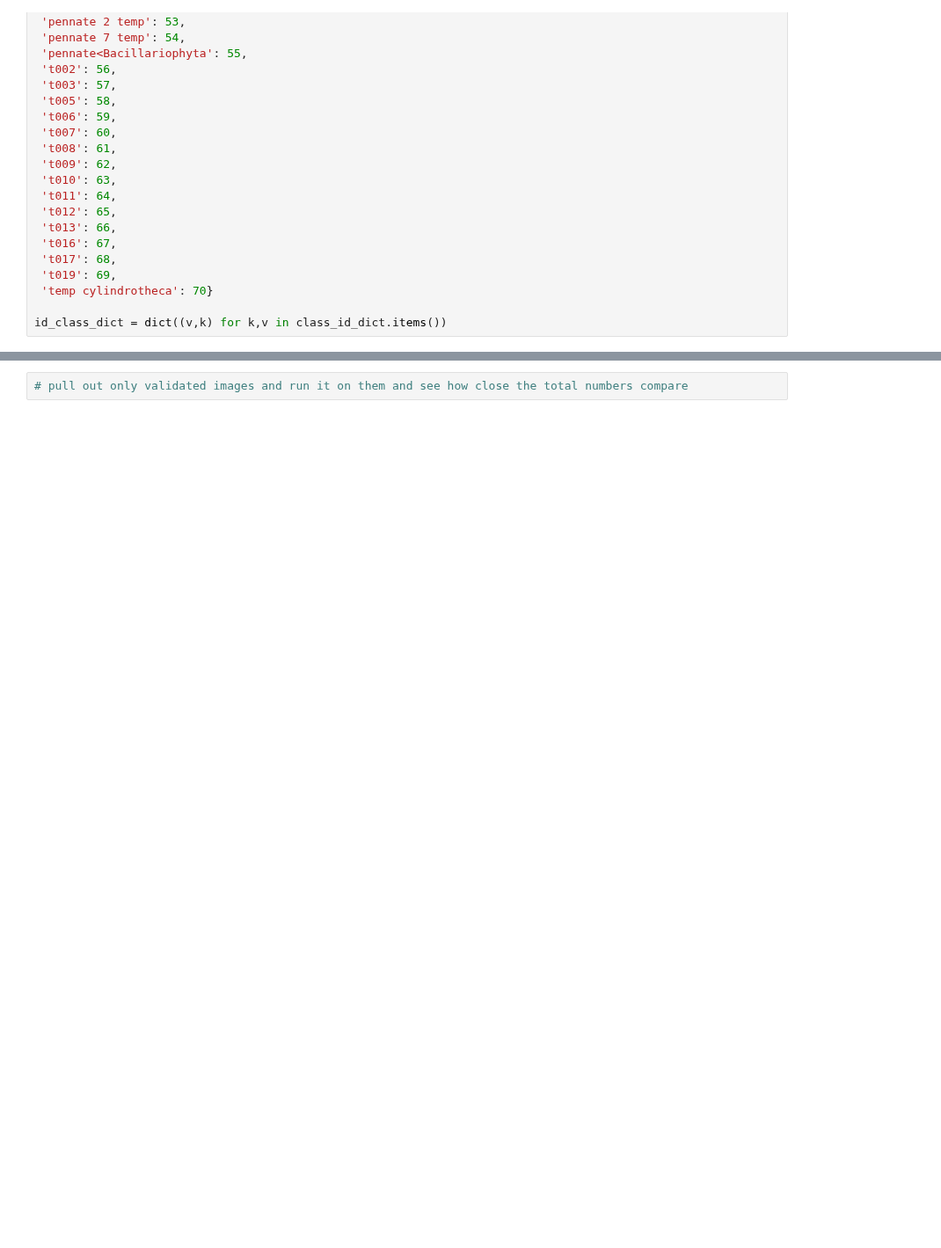
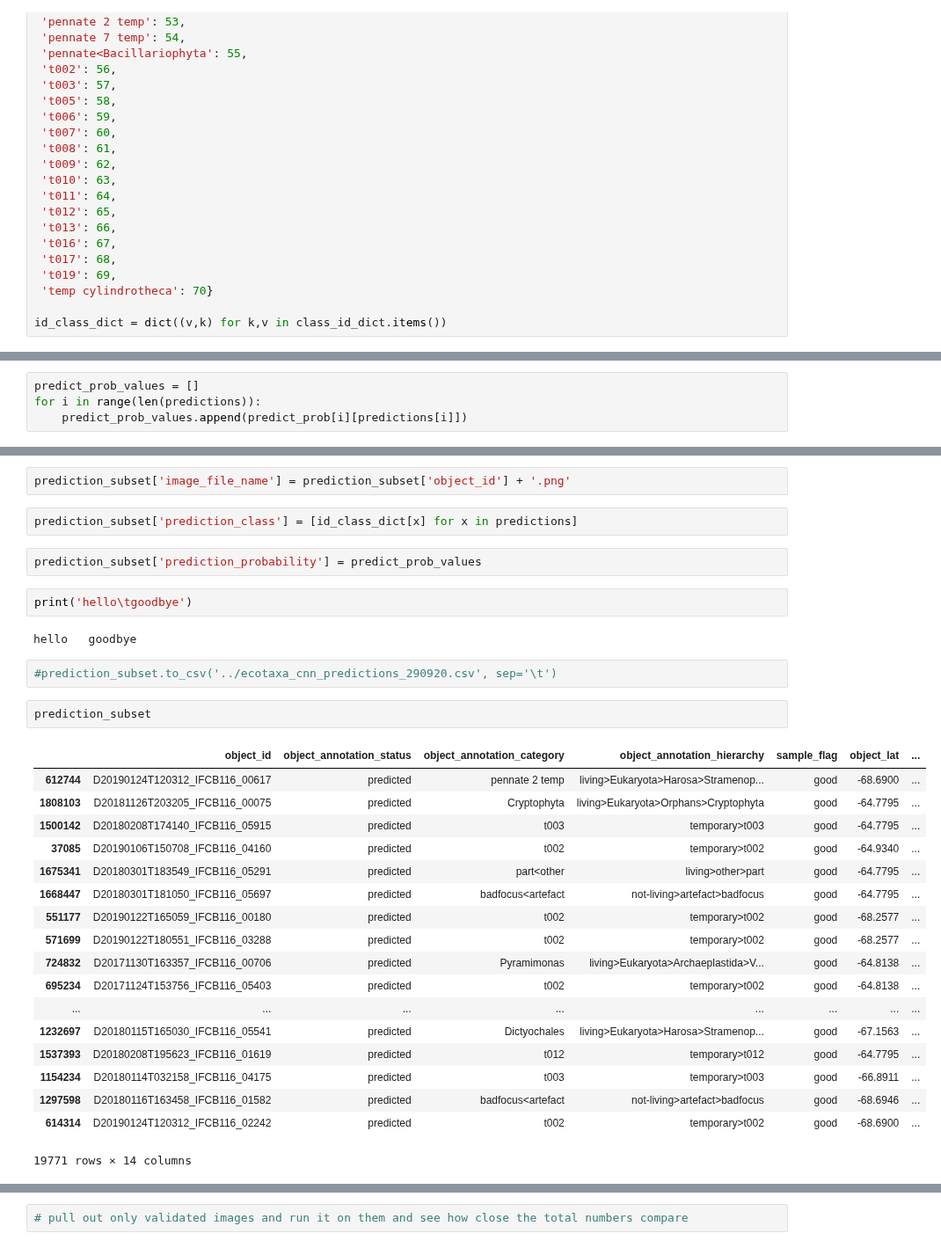
Before and after one commit to patrickcgray/deep_ifcb, a Jupyter notebook: python/model_predictions.ipynb, the cells around one changed output, grey strips where cells are left out. Shown at 88% size. Drawn from its saved outputs; the diff is of its cells as text; blank space fills up the shorter version.

```diff
--- a/python/model_predictions.ipynb
+++ b/python/model_predictions.ipynb
@@ -202,0 +277,4 @@ predictions = np.argmax(model.predict(X_predict), axis=1)
+# %%
+predict_prob_values = []
+for i in range(len(predictions)):
+    predict_prob_values.append(predict_prob[i][predictions[i]])
@@ -203 +294,34 @@ predictions = np.argmax(model.predict(X_predict), axis=1)
+# %%
+prediction_subset['image_file_name'] = prediction_subset['object_id'] + '.png'
+# %%
+prediction_subset['prediction_class'] = [id_class_dict[x] for x in predictions]
+# %%
+prediction_subset['prediction_probability'] = predict_prob_values
+# %%
+print('hello\tgoodbye')
+# %% [output]
+hello   goodbye
+# %%
+#prediction_subset.to_csv('../ecotaxa_cnn_predictions_290920.csv', sep='\t')
+# %%
+prediction_subset
+# %% [output]
+|  | object_id | object_annotation_status | object_annotation_category | object_annotation_hierarchy | sample_flag | object_lat | ... |
+| 612744 | D20190124T120312_IFCB116_00617 | predicted | pennate 2 temp | living>Eukaryota>Harosa>Stramenop... | good | -68.6900 | ... |
+| 1808103 | D20181126T203205_IFCB116_00075 | predicted | Cryptophyta | living>Eukaryota>Orphans>Cryptophyta | good | -64.7795 | ... |
+| 1500142 | D20180208T174140_IFCB116_05915 | predicted | t003 | temporary>t003 | good | -64.7795 | ... |
+| 37085 | D20190106T150708_IFCB116_04160 | predicted | t002 | temporary>t002 | good | -64.9340 | ... |
+| 1675341 | D20180301T183549_IFCB116_05291 | predicted | part<other | living>other>part | good | -64.7795 | ... |
+| 1668447 | D20180301T181050_IFCB116_05697 | predicted | badfocus<artefact | not-living>artefact>badfocus | good | -64.7795 | ... |
+| 551177 | D20190122T165059_IFCB116_00180 | predicted | t002 | temporary>t002 | good | -68.2577 | ... |
+| 571699 | D20190122T180551_IFCB116_03288 | predicted | t002 | temporary>t002 | good | -68.2577 | ... |
+| 724832 | D20171130T163357_IFCB116_00706 | predicted | Pyramimonas | living>Eukaryota>Archaeplastida>V... | good | -64.8138 | ... |
+| 695234 | D20171124T153756_IFCB116_05403 | predicted | t002 | temporary>t002 | good | -64.8138 | ... |
+| ... | ... | ... | ... | ... | ... | ... | ... |
+| 1232697 | D20180115T165030_IFCB116_05541 | predicted | Dictyochales | living>Eukaryota>Harosa>Stramenop... | good | -67.1563 | ... |
+| 1537393 | D20180208T195623_IFCB116_01619 | predicted | t012 | temporary>t012 | good | -64.7795 | ... |
+| 1154234 | D20180114T032158_IFCB116_04175 | predicted | t003 | temporary>t003 | good | -66.8911 | ... |
+| 1297598 | D20180116T163458_IFCB116_01582 | predicted | badfocus<artefact | not-living>artefact>badfocus | good | -68.6946 | ... |
+| 614314 | D20190124T120312_IFCB116_02242 | predicted | t002 | temporary>t002 | good | -68.6900 | ... |
+19771 rows × 14 columns
 # %%
```
Also changed, not shown: parts of 32 cells of this notebook.
